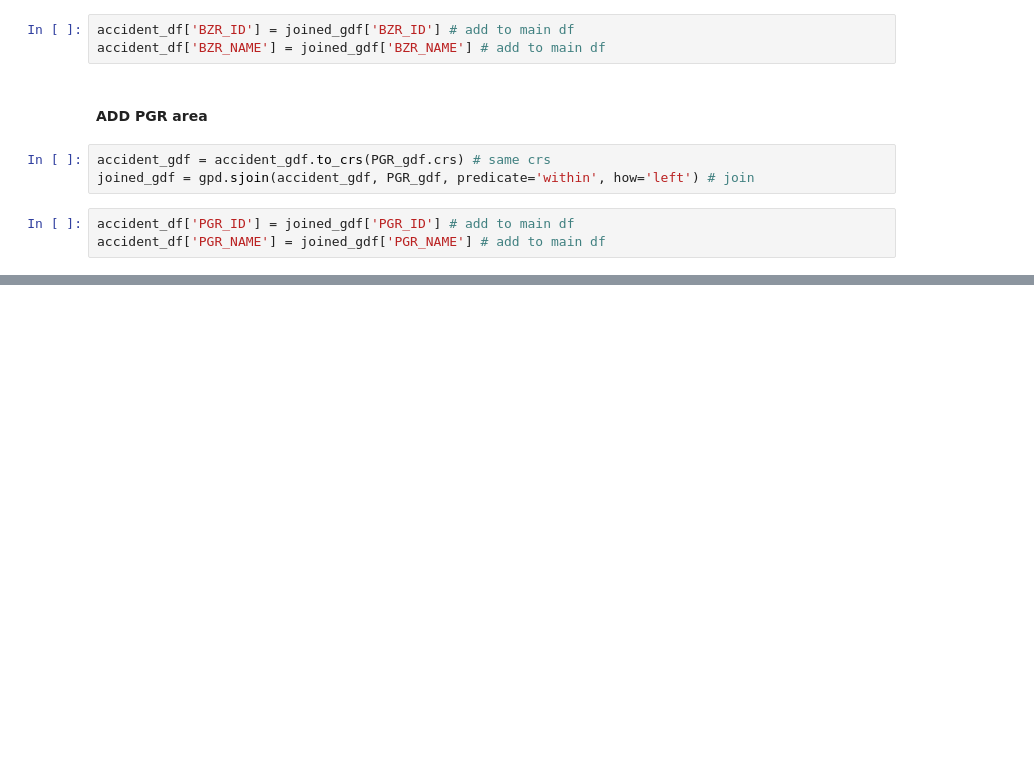
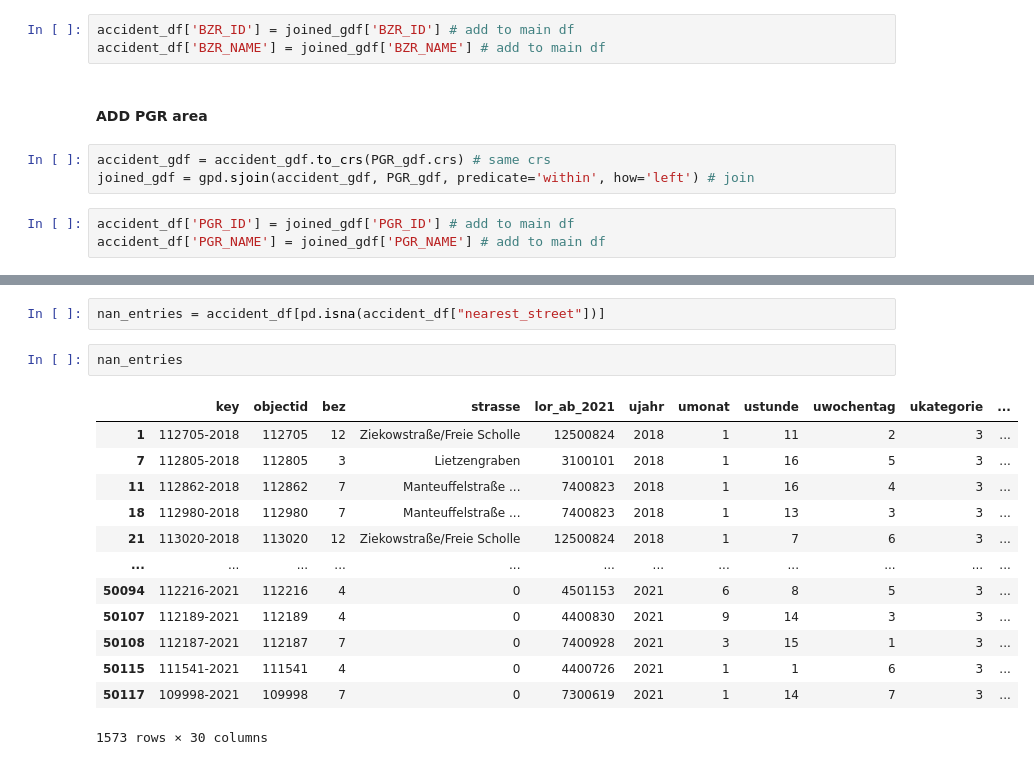
Before and after one commit to DomenicS/berlin-road-accidents, a Jupyter notebook: notebooks/01_geodata_handling.ipynb, the cells around one changed output, grey strips where cells are left out. Saved outputs shown, nothing was run; the diff lists cells and outputs as text; blank space fills up the shorter version.

```diff
--- a/notebooks/01_geodata_handling.ipynb
+++ b/notebooks/01_geodata_handling.ipynb
@@ -83,0 +327,18 @@ accident_df
+# %%
+nan_entries = accident_df[pd.isna(accident_df["nearest_street"])]
+# %%
+nan_entries
+# %% [output]
+|  | key | objectid | bez | strasse | lor_ab_2021 | ujahr | umonat | ustunde | uwochentag | ukategorie | ... |
+| 1 | 112705-2018 | 112705 | 12 | Ziekowstraße/Freie Scholle | 12500824 | 2018 | 1 | 11 | 2 | 3 | ... |
+| 7 | 112805-2018 | 112805 | 3 | Lietzengraben | 3100101 | 2018 | 1 | 16 | 5 | 3 | ... |
+| 11 | 112862-2018 | 112862 | 7 | Manteuffelstraße ... | 7400823 | 2018 | 1 | 16 | 4 | 3 | ... |
+| 18 | 112980-2018 | 112980 | 7 | Manteuffelstraße ... | 7400823 | 2018 | 1 | 13 | 3 | 3 | ... |
+| 21 | 113020-2018 | 113020 | 12 | Ziekowstraße/Freie Scholle | 12500824 | 2018 | 1 | 7 | 6 | 3 | ... |
+| ... | ... | ... | ... | ... | ... | ... | ... | ... | ... | ... | ... |
+| 50094 | 112216-2021 | 112216 | 4 | 0 | 4501153 | 2021 | 6 | 8 | 5 | 3 | ... |
+| 50107 | 112189-2021 | 112189 | 4 | 0 | 4400830 | 2021 | 9 | 14 | 3 | 3 | ... |
+| 50108 | 112187-2021 | 112187 | 7 | 0 | 7400928 | 2021 | 3 | 15 | 1 | 3 | ... |
+| 50115 | 111541-2021 | 111541 | 4 | 0 | 4400726 | 2021 | 1 | 1 | 6 | 3 | ... |
+| 50117 | 109998-2021 | 109998 | 7 | 0 | 7300619 | 2021 | 1 | 14 | 7 | 3 | ... |
+1573 rows × 30 columns
```
Also changed, not shown: parts of 27 cells of this notebook, 4 other files.
